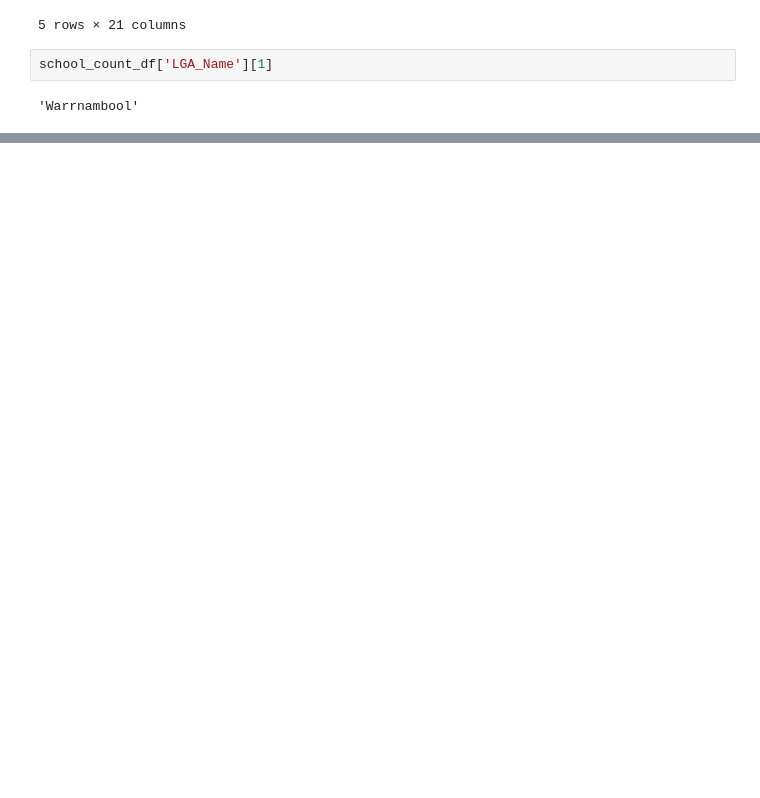
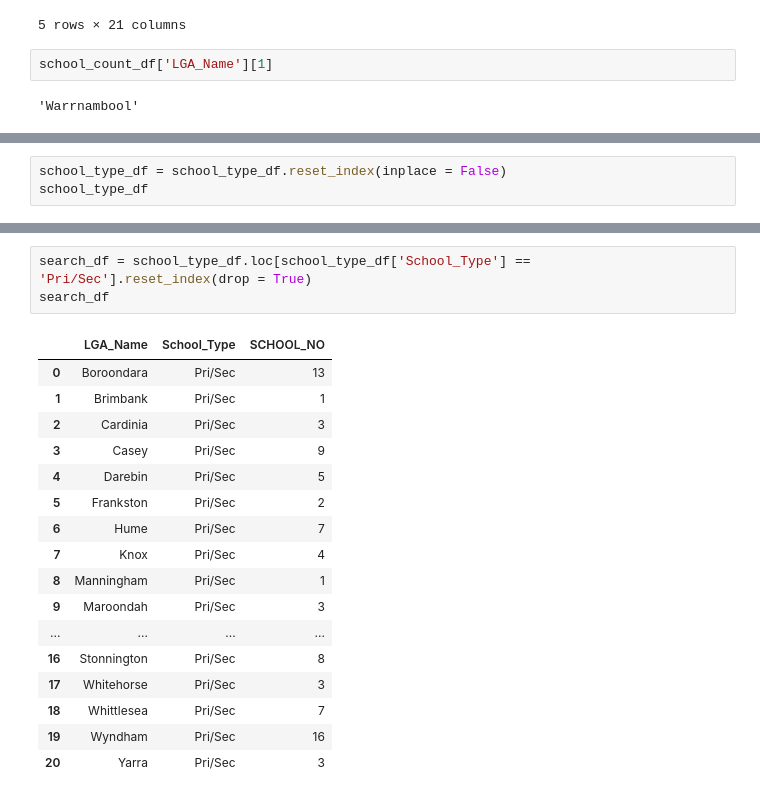
Before and after one commit to au-jr/Group-Project-1, a Jupyter notebook: john_working.ipynb, the cells around one changed output, grey strips where cells are left out. Drawn from its saved outputs; the diff is of its cells as text; blank space fills up the shorter version.

```diff
--- a/john_working.ipynb
+++ b/john_working.ipynb
@@ -131,0 +259,3 @@ pd.DataFrame(by_school_type_df)
+# %%
+school_type_df = school_type_df.reset_index(inplace = False)
+school_type_df
@@ -131,0 +295,21 @@ pd.DataFrame(by_school_type_df)
+# %%
+search_df = school_type_df.loc[school_type_df['School_Type'] == 'Pri/Sec'].reset_index(drop = True)
+search_df
+# %% [output]
+|  | LGA_Name | School_Type | SCHOOL_NO |
+| 0 | Boroondara | Pri/Sec | 13 |
+| 1 | Brimbank | Pri/Sec | 1 |
+| 2 | Cardinia | Pri/Sec | 3 |
+| 3 | Casey | Pri/Sec | 9 |
+| 4 | Darebin | Pri/Sec | 5 |
+| 5 | Frankston | Pri/Sec | 2 |
+| 6 | Hume | Pri/Sec | 7 |
+| 7 | Knox | Pri/Sec | 4 |
+| 8 | Manningham | Pri/Sec | 1 |
+| 9 | Maroondah | Pri/Sec | 3 |
+| ... | ... | ... | ... |
+| 16 | Stonnington | Pri/Sec | 8 |
+| 17 | Whitehorse | Pri/Sec | 3 |
+| 18 | Whittlesea | Pri/Sec | 7 |
+| 19 | Wyndham | Pri/Sec | 16 |
+| 20 | Yarra | Pri/Sec | 3 |
```
Also changed, not shown: parts of 27 cells of this notebook.
